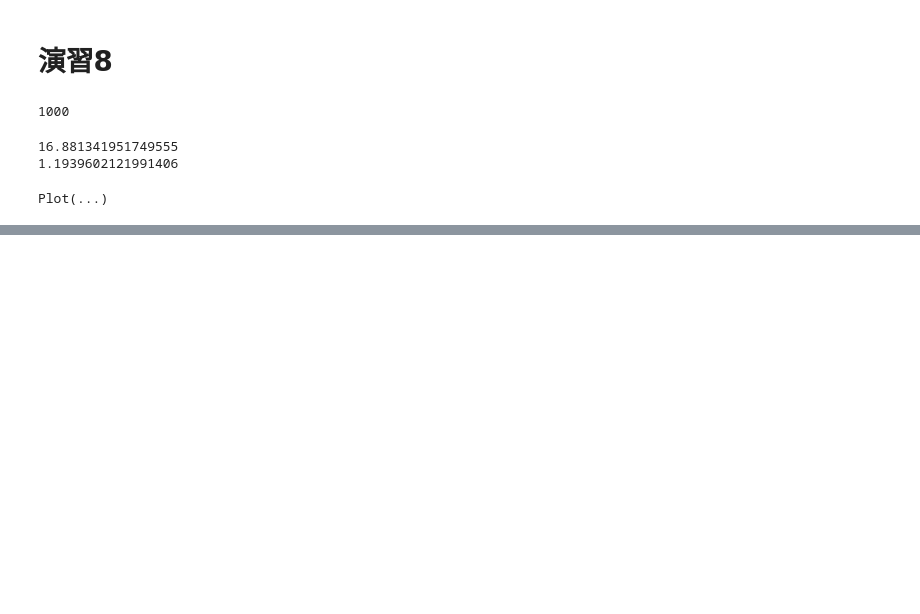
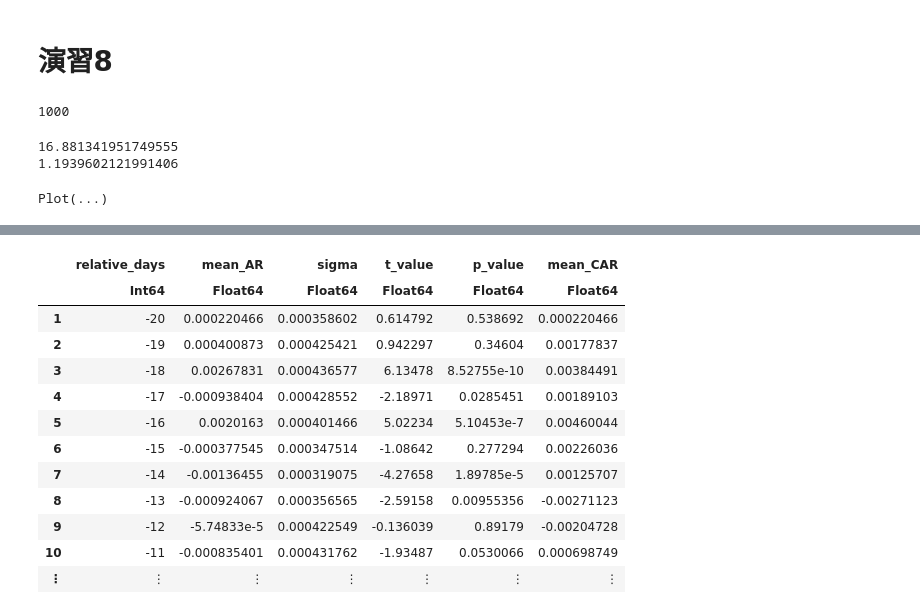
Before and after one commit to ktman-ktman/empirical-accounting-and-finance-in-r, a Jupyter notebook: notebook/ch08/ex.ipynb, the cells around one changed output, grey strips where cells are left out. Cells and saved outputs as stored; diff of their text form; code cells hidden in the pictures; blank space fills up the shorter version.

```diff
--- a/notebook/ch08/ex.ipynb
+++ b/notebook/ch08/ex.ipynb
@@ -216,0 +215,80 @@ Plot(...)
+# %%
+## 演習6
+buyback_return_df = CSV.read("../../data/ch08_buyback_return.csv", DataFrame, missingstring=["NA"])
+buyback_date_df = CSV.read("../../data/ch08_buyback_date.csv", DataFrame, missingstring=["NA"])
+
+unique_dates = buyback_date_df.event_date |> unique |> sort
+date_idx_df = DataFrame(
+    :date => unique_dates,
+    :date_idx => 1:length(unique_dates),
+)
+
+full_date_df = DataFrame(
+    :event_ID => repeat(1:maximum(buyback_date_df.firm_ID), 141) |> sort,
+    :relative_days => repeat(-120:20, maximum(buyback_date_df.firm_ID)),
+)
+
+function estimate_beta(market_returns, returns)
+    df = DataFrame(:R_M => market_returns, :R => returns)
+    mdl = lm(@formula(R ~ R_M), df)
+    alpha, beta = coef(mdl)
+    resid_standard_error = sqrt(sum(residuals(mdl) .^ 2) / dof_residual(mdl))
+    return alpha, beta, resid_standard_error
+end
+
+buyback_df = @chain buyback_date_df begin
+    @transform(:event_ID = 1:size(buyback_date_df)[1])
+    @rtransform begin
+        @astable begin
+            :adj_event_date = Dates.Hour(:time).value <= 15 ? :event_date : :event_date + Dates.Day(1)
+            # :year = Dates.Year(:adj_event_date).value
+        end
+    end
+    innerjoin(date_idx_df, on = [:adj_event_date => :date])
+    innerjoin(full_date_df, on = :event_ID)
+    @rtransform(:return_date = :adj_event_date + Dates.Day(:relative_days))
+    innerjoin(buyback_return_df, on = [:firm_ID, :return_date => :date])
+end
+
+beta_df = @chain buyback_df begin
+    @rsubset(:relative_days < -20)
+    groupby(:firm_ID)
+    @combine begin
+        @astable begin
+            est = estimate_beta(:R, :R_M)
+            :alpha = est[1]
+            :beta = est[2]
+            :sigma = est[3]
+        end
+    end
+end
+
+buyback_df = @chain buyback_df begin
+    @rsubset(:relative_days >= -20)
+    innerjoin(beta_df, on = :firm_ID)
+    @rtransform(:AR = :R - :beta * :R_M - :alpha)
+    @orderby(:event_ID, :relative_days)
+    groupby(:event_ID)
+    @transform(:CAR = cumsum(:AR))
+end
+
+# @chain buyback_df begin
+#     groupby(:relative_days)
+#     @combine(:mean_CAR = mean(:CAR))
+#     plot(x = :relative_days, y = :mean_CAR, Geom.line)
+# end
+
+@chain buyback_df begin
+    groupby(:relative_days)
+    @combine begin
+        @astable begin
+            :mean_AR = mean(:AR)
+            :sigma = sqrt(sum(:sigma .^ 2) / (length(:sigma) ^ 2))
+            :t_value = :mean_AR / :sigma
+            # :p_value = (1 - cdf(TDist(length(:sigma)), abs(:t_value))) * 2
+            :p_value = (1 - cdf(Normal(), abs(:t_value))) * 2
+            :mean_CAR = mean(:CAR)
+        end
+    end
+end
+# %% [output]
@@ -216,0 +296,13 @@ Plot(...)
+|  | relative_days | mean_AR | sigma | t_value | p_value | mean_CAR |
+|  | Int64 | Float64 | Float64 | Float64 | Float64 | Float64 |
+| 1 | -20 | 0.000220466 | 0.000358602 | 0.614792 | 0.538692 | 0.000220466 |
+| 2 | -19 | 0.000400873 | 0.000425421 | 0.942297 | 0.34604 | 0.00177837 |
+| 3 | -18 | 0.00267831 | 0.000436577 | 6.13478 | 8.52755e-10 | 0.00384491 |
+| 4 | -17 | -0.000938404 | 0.000428552 | -2.18971 | 0.0285451 | 0.00189103 |
+| 5 | -16 | 0.0020163 | 0.000401466 | 5.02234 | 5.10453e-7 | 0.00460044 |
+| 6 | -15 | -0.000377545 | 0.000347514 | -1.08642 | 0.277294 | 0.00226036 |
+| 7 | -14 | -0.00136455 | 0.000319075 | -4.27658 | 1.89785e-5 | 0.00125707 |
+| 8 | -13 | -0.000924067 | 0.000356565 | -2.59158 | 0.00955356 | -0.00271123 |
+| 9 | -12 | -5.74833e-5 | 0.000422549 | -0.136039 | 0.89179 | -0.00204728 |
+| 10 | -11 | -0.000835401 | 0.000431762 | -1.93487 | 0.0530066 | 0.000698749 |
+| ⋮ | ⋮ | ⋮ | ⋮ | ⋮ | ⋮ | ⋮ |
```
Also changed, not shown: parts of 3 cells of this notebook.
